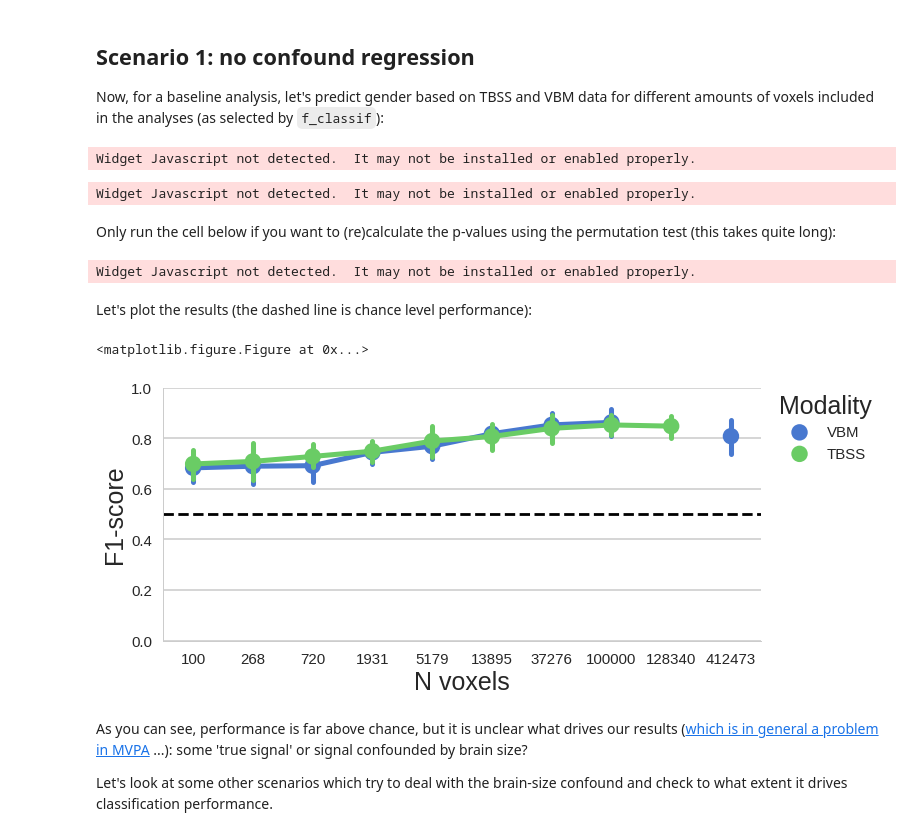
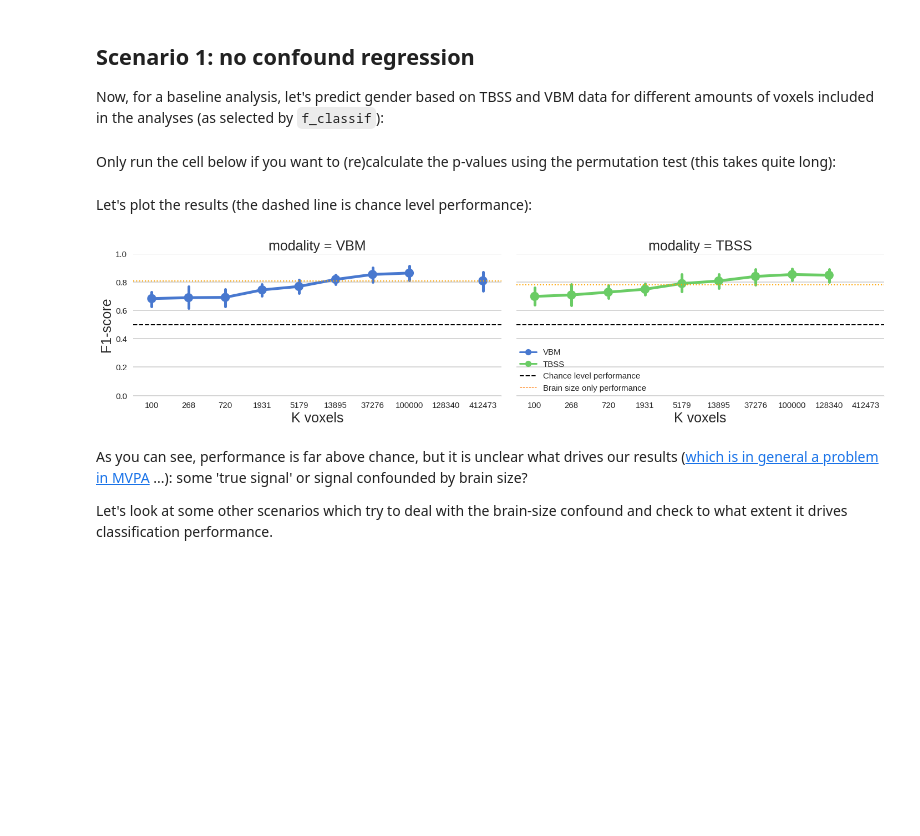
Before and after one commit to lukassnoek/MVCA, a Jupyter notebook: analyses/empirical_analysis_gender_classification.ipynb, the cells around one changed output. Drawn from its saved outputs; the diff is of its cells as text; code cells hidden in the pictures; blank space fills up the shorter version.

```diff
--- a/analyses/empirical_analysis_gender_classification.ipynb
+++ b/analyses/empirical_analysis_gender_classification.ipynb
@@ -331,13 +313,10 @@ for modality in ['VBM', 'TBSS']:
 
         pipeline.set_params(ufs__k=nV)
         scores = cross_val_score(pipeline, this_mvp.X, this_mvp.y,
-                                 cv=n_folds, scoring=metric, n_jobs=1)
+                                 cv=n_folds, scoring=metric, n_jobs=-1)
         results_sce1['n_vox'].extend([nV] * n_folds)
         results_sce1['score'].extend(scores.tolist())
         results_sce1['modality'].extend([modality] * n_folds)
-# %% [output]
-Widget Javascript not detected.  It may not be installed or enabled properly.
-Widget Javascript not detected.  It may not be installed or enabled properly.
 # %% [markdown]
 Only run the cell below if you want to (re)calculate the p-values using the permutation test (this takes quite long):
 # %%
@@ -347,11 +326,10 @@ for modality in ['VBM', 'TBSS']:
     this_mvp = mvp[modality]
     for i, nV in enumerate(tqdm_notebook(np.append(num_vox, this_mvp.X.shape[1]),
                                          desc='analyzing %s' % modality)):
-
         pipeline.set_params(ufs__k=nV)
         this_score, these_perms, this_pval = permutation_test_score(pipeline, this_mvp.X, this_mvp.y,
-                                                                    cv=n_folds, n_permutations=500,
-                                                                    n_jobs=-1, scoring=metric)
+                                                                    cv=n_folds, n_permutations=1000,
+                                                                    n_jobs=4, scoring=metric)
 
         this_save_dir = op.join(save_dir, modality, 'K_%i' % nV)
 
@@ -360,5 +338,3 @@ for modality in ['VBM', 'TBSS']:
 
         np.savez(op.join(this_save_dir, 'perm_data.npz'), obs_score=this_score, perm_scores=these_perms,
                  pval=this_pval)
-# %% [output]
-Widget Javascript not detected.  It may not be installed or enabled properly.
@@ -365,20 +366,29 @@ Widget Javascript not detected.  It may not be installed or enabled properly.
 # %% [markdown]
 Let's plot the results (the dashed line is chance level performance):
-# %%
-results_sce1_df = pd.DataFrame(results_sce1)
-results_sce1_df['method'] = ['None'] * len(results_sce1_df)
-with sns.plotting_context(rc=rc):
-    fig = plt.gcf()
-    fig.set_size_inches((9.6, 4.01))
-    g = sns.factorplot(x='n_vox', y='score', hue='modality', data=results_sce1_df, size=5, aspect=2, legend_out=False,
-                       palette=colors_modality, legend=False)
-    g.set(ylim=(0, 1), ylabel='F1-score', xlabel='N voxels')
-    plt.axhline(y=0.5, c='black', ls='dashed')
-    plt.legend(title='Modality', bbox_to_anchor=(1.02, 1), loc=2, borderaxespad=0.)
-    plt.show()
-# %% [output]
-<matplotlib.figure.Figure at 0x...>
-[figure, removed]
+# %%
+results_sce1_df = pd.DataFrame(results_sce1)
+results_sce1_df['method'] = ['None'] * len(results_sce1_df)
+
+custom_legend_labels = ['VBM', 'TBSS', 'Chance level performance', 'Brain size only performance']
+custom_legend_handles = [plt.Line2D((0, 1), (0, 0), color=colors_modality[0], marker='o', lw=3),
+                         plt.Line2D((0, 1), (0, 0), color=colors_modality[1], marker='o', lw=3),
+                         plt.Line2D((0, 1), (0, 0), color='k', ls='--', lw=2),
+                         plt.Line2D((0, 1), (0, 0), color='tab:orange', ls='--', lw=1)]
+
+with sns.plotting_context(rc=rc):
+    g = sns.factorplot(x='n_vox', y='score', col='modality', hue='modality', palette=colors_modality,
+                       data=results_sce1_df, size=5, aspect=2, legend_out=True, legend=True)
+    g = g.map(plt.axhline, y=0.5, c='black', ls='dashed', lw=2)
+    g.set(ylim=(0, 1), ylabel='F1-score', xlabel='K voxels')
+    g.axes[0][1].set_ylabel('')
+    g.axes[0][0].axhline(df_check[df_check.modality == 'VBM'].scores.mean(), lw=2, c='orange', ls=':')
+    g.axes[0][1].axhline(df_check[df_check.modality == 'TBSS'].scores.mean(), lw=2, c='orange', ls=':')
+    plt.legend(custom_legend_handles, custom_legend_labels, loc=3, borderaxespad=0.)
+    #plt.legend(title='Modality', bbox_to_anchor=(1.02, 1), loc=2, borderaxespad=0.)
+    g.despine(left=True)
+    plt.show()
+# %% [output]
+[figure, added]
 # %% [markdown]
 As you can see, performance is far above chance, but it is unclear what drives our results ([which is in general a problem in MVPA](http://www.sciencedirect.com/science/article/pii/S1364661315001692) ...): some 'true signal' or signal confounded by brain size?
 
```
Also changed, not shown: parts of 18 cells of this notebook.
